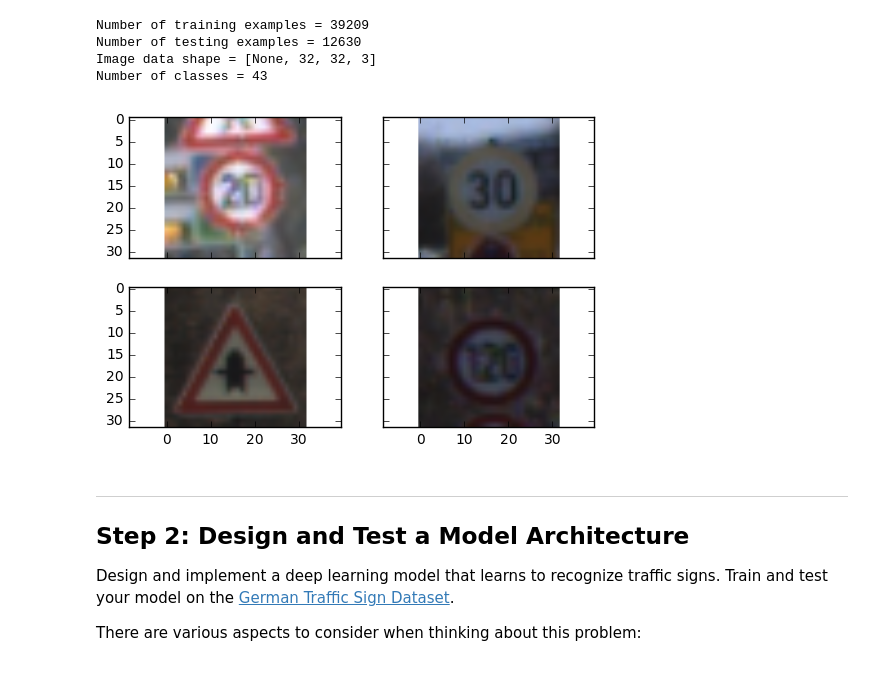
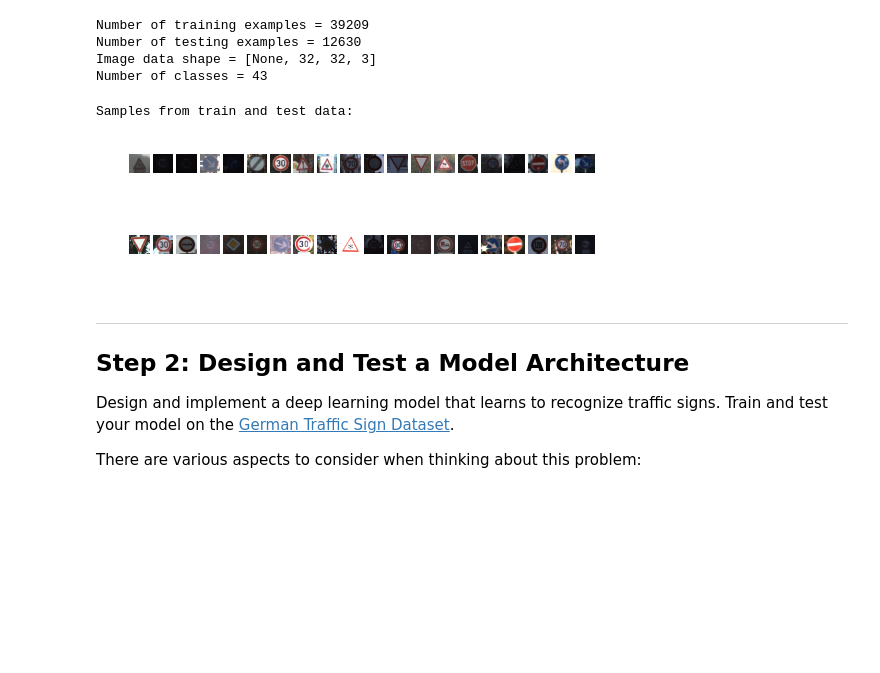
Before and after one commit to ninopereira/Traffic_Signs_Classification_NN, a Jupyter notebook: Traffic_Signs_Recognition-NP.ipynb, the cells around one changed output. Saved outputs shown, nothing was run; the diff lists cells and outputs as text; code cells hidden in the pictures; blank space fills up the shorter version.

```diff
--- a/Traffic_Signs_Recognition-NP.ipynb
+++ b/Traffic_Signs_Recognition-NP.ipynb
@@ -76,24 +76,45 @@ Number of classes = 43
 # %%
 ### Data exploration visualization goes here.
 ### Feel free to use as many code cells as needed.
 
 # get 4 images from the dataset and display them
 # Do relevant imports
 import matplotlib.pyplot as plt
 import matplotlib.image as mpimg
 
 #makes sure the plt is dispayed inline with the output of the notebook
 %matplotlib inline
 
-#debug only ------------------------------------------------------------------------------
-f, ((ax1, ax2),(ax3,ax4)) = plt.subplots(2, 2, sharex='col', sharey='row')
-ax1.imshow(X_train[1]);
-ax2.imshow(X_train[2290]);
-ax3.imshow(X_test[4]);
-ax4.imshow(X_test[228]);
-# end debug -------------------------------------------------------------------------------
+def getRandomImageSet(source_list, size_sample):
+    index = np.random.choice(len(source_list), size=size_sample, replace=False)
+    result = []
+    for id in index:
+        result.append(source_list[id])
+    return result
+
+def plotImageSet(image_list,color='gnuplot2'):
+    fig = plt.figure()
+    count = 1
+    for image in image_list:
+        ax = fig.add_subplot(1,len(image_list),count)
+        imgplot = plt.imshow(image,cmap=color)
+        ax.axis('off')
+        count = count +1
+
+# get 20 random samples from X_train
+train_samples = getRandomImageSet(X_train, 20)
+
+# get 20 random samples from X_test
+test_samples = getRandomImageSet(X_test, 20)
+
+print("Samples from train and test data:")
+plotImageSet(train_samples)
+
+plotImageSet(test_samples)
 # %% [output]
+Samples from train and test data:
-[figure, old version]
+[figure, new version]
+[figure, added]
 # %% [markdown]
 ----
 
```
Also changed, not shown: parts of 13 cells of this notebook, 11 other files.
